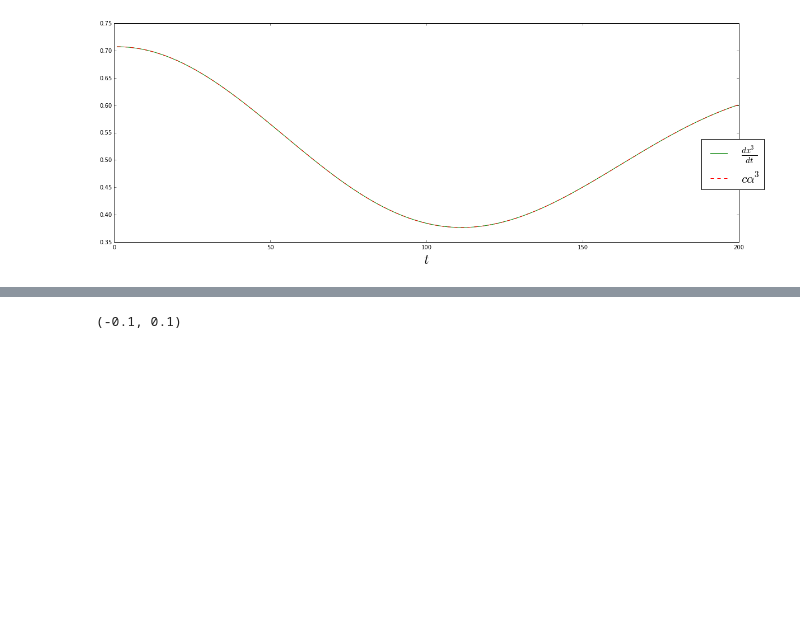
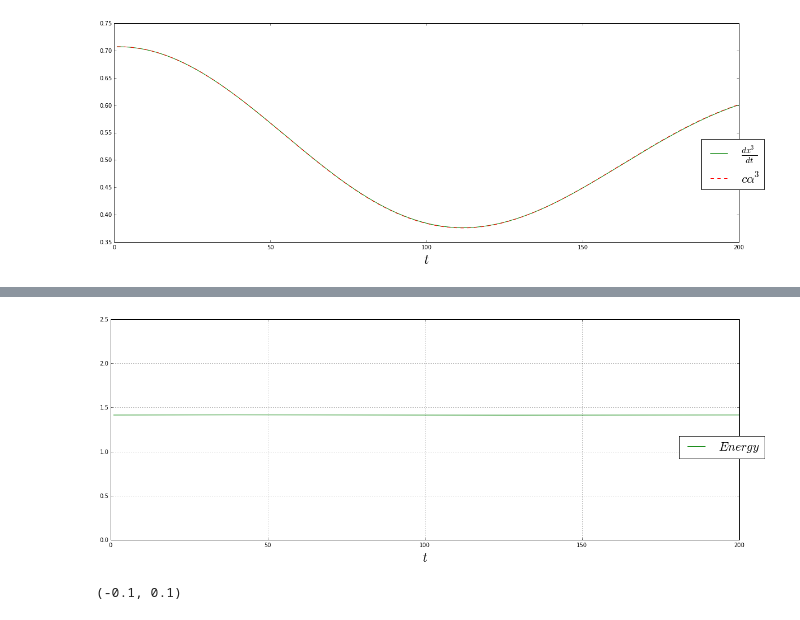
Before and after one commit to cabrer7/PyWignerCUDA, a Jupyter notebook: instances/Dirac3D/Free.ipynb, the cells around one changed output, grey strips where cells are left out. Cells and saved outputs as stored; diff of their text form; code cells hidden in the pictures; blank space fills up the shorter version.

```diff
--- a/instances/Dirac3D/Free.ipynb
+++ b/instances/Dirac3D/Free.ipynb
@@ -267,3 +284,21 @@ if instance.Compute_Ehrenfest_P == True:
+# %%
+if instance.Compute_Ehrenfest_P == True:
+
+    axis_font = {'size':'24'}
+
+    fig, ax = plt.subplots(figsize=(20, 7))
+
+    ax.plot( instance.timeRange ,  instance.K_Energy_average + instance.Potential_0_average , 'g',
+            label= '$ Energy$')
+
+    ax.set_ylim(0,2.5)
+
+    ax.set_xlabel(r'$t$',**axis_font)
+
+    ax.grid('on')
+    ax.legend(bbox_to_anchor=(1.05, 0.5), loc=1, prop={'size':22})
+# %% [output]
+[figure, added]
 # %%
 
 fig, ax = plt.subplots(figsize=(20, 10))
```
Also changed, not shown: parts of 8 cells of this notebook, 3 other files.
